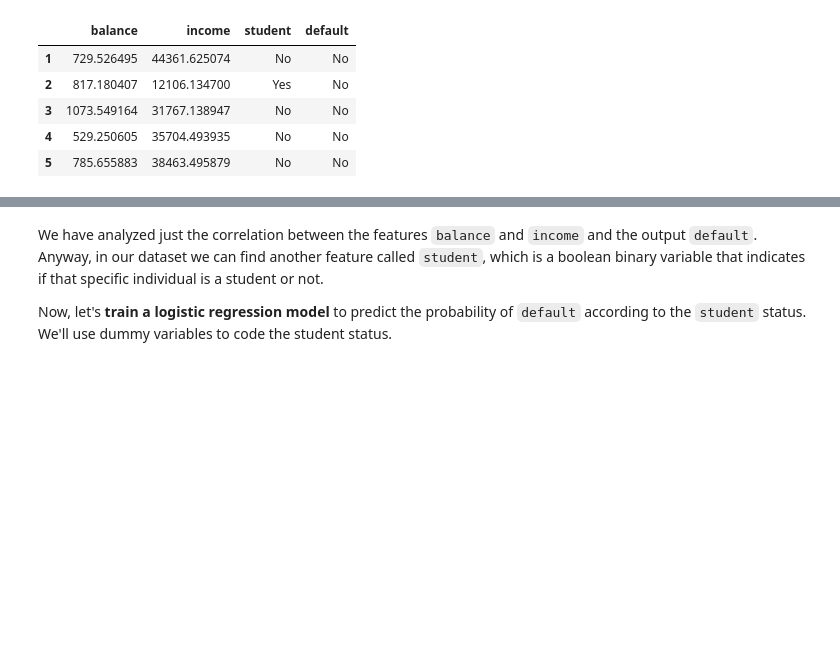
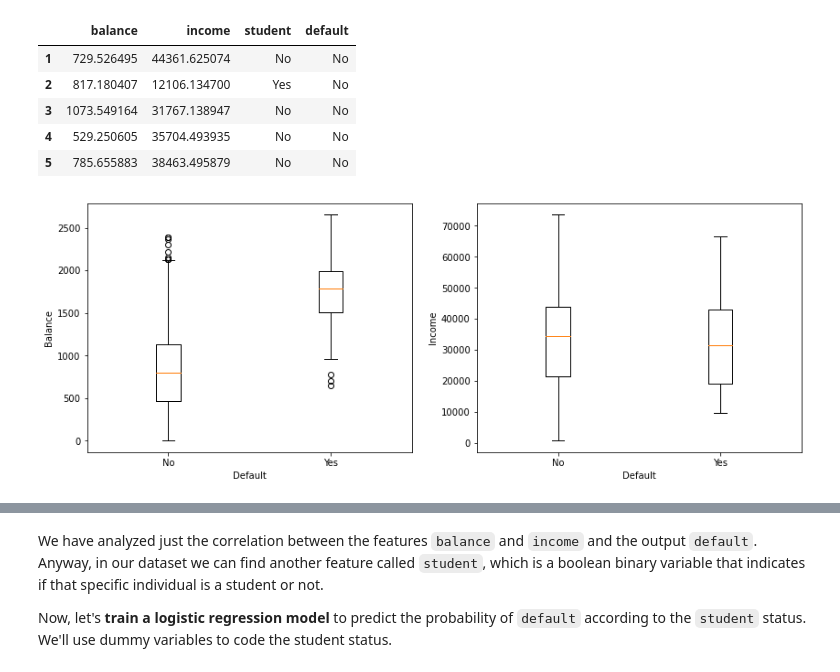
Before and after one commit to pietroventurini/machine-learning-notes, a Jupyter notebook: 5 - Logistic Regression.ipynb, the cells around one changed output, grey strips where cells are left out. Cells and saved outputs as stored; diff of their text form; code cells hidden in the pictures; blank space fills up the shorter version.

```diff
--- a/5 - Logistic Regression.ipynb
+++ b/5 - Logistic Regression.ipynb
@@ -308,0 +352,22 @@ X = data
+# %%
+y = data.pop('default')
+
+# convert student "Yes"/"No" to 1/0
+data.student.replace(('Yes','No'), (1,0), inplace=True)
+
+
+
+balance = [data.loc[y == 'No', 'balance'], data.loc[y == 'Yes', 'balance']]
+income = [data.loc[y == 'No', 'income'], data.loc[y == 'Yes', 'income']]
+
+# Visualize Box Plots
+fig, (ax1, ax2) = plt.subplots(1,2, figsize=(14,5))
+ax1.boxplot(balance, labels=['No', 'Yes'])
+ax1.set_xlabel('Default')
+ax1.set_ylabel('Balance')
+ax2.boxplot(income, labels=['No', 'Yes'])
+ax2.set_xlabel('Default')
+ax2.set_ylabel('Income')
+plt.show()
+# %% [output]
+[figure, added]
```
Also changed, not shown: parts of 18 cells of this notebook.
